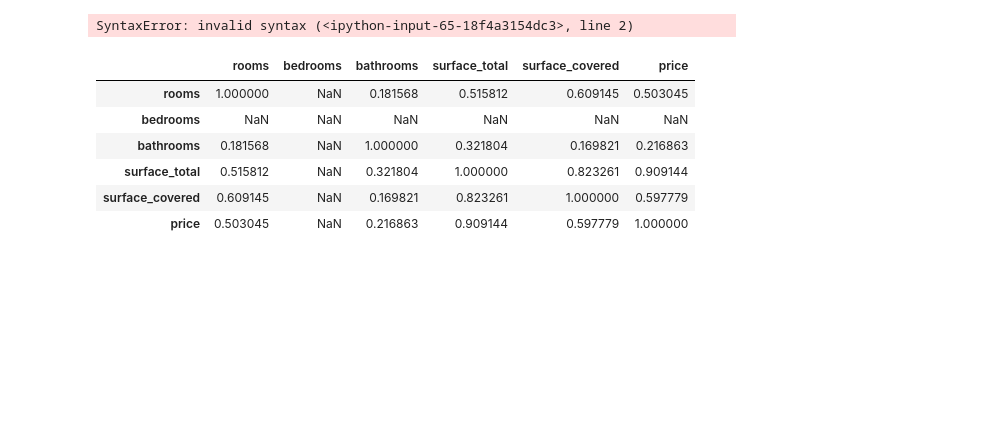
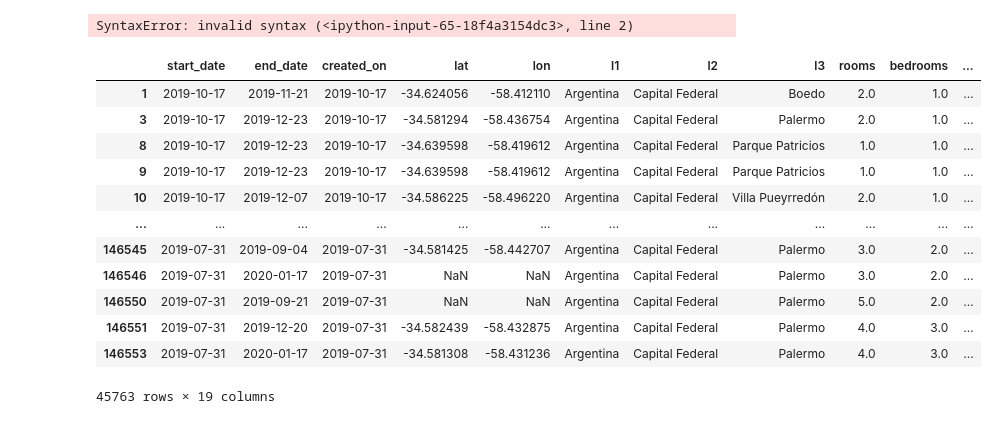
Before and after one commit to ldotto46/01.Proj_Real-State, a Jupyter notebook: Properati_analisys.ipynb, the cells around one changed output. Saved outputs shown, nothing was run; the diff lists cells and outputs as text; code cells hidden in the pictures; blank space fills up the shorter version.

```diff
--- a/Properati_analisys.ipynb
+++ b/Properati_analisys.ipynb
@@ -338,15 +338,21 @@ SyntaxError: invalid syntax (<ipython-input-65-18f4a3154dc3>, line 2)
 # %%
 dfilt = pd.read_csv("DS_Proyecto_01_Datos_Properati.csv",sep=',')
 # %%
-dfi = dfilt.loc[dfilt["property_type"].isin(["Casa", "PH", "Departamento"])&(dfilt["l2"].isin(["Capital Federal"]))&(dfilt["surface_total"]>15)&(dfilt["surface_total"]<140)&(dfilt["price"]<4000000)&(dfilt["rooms"]>0)&(dfilt["bedrooms"]>0)&(dfilt["bathrooms"]>0)]
-dfil = dfi.iloc[[0,1,2,3,4,5,6,7,8,9,10,11,12,13,14,15],[8,9,10,11,12,13]]
-dfil.corr()
+dfi = dfilt.loc[dfilt["property_type"].isin(["Casa", "PH", "Departamento"])&(dfilt["l2"].isin(["Capital Federal"]))&(dfilt["surface_total"]>15)&(dfilt["surface_total"]<140)&(dfilt["price"]<4000000)&(dfilt["rooms"]>=0)&(dfilt["bedrooms"]>=0)&(dfilt["bathrooms"]>=0)&(dfilt["surface_total"]>dfilt["surface_covered"])]
+#dfil = dfi.iloc[[0,1,2,3,4,5],[8,9,10,11,12,13]]
+dfi
 # %% [output]
-|  | rooms | bedrooms | bathrooms | surface_total | surface_covered | price |
-| rooms | 1.000000 | NaN | 0.181568 | 0.515812 | 0.609145 | 0.503045 |
-| bedrooms | NaN | NaN | NaN | NaN | NaN | NaN |
-| bathrooms | 0.181568 | NaN | 1.000000 | 0.321804 | 0.169821 | 0.216863 |
-| surface_total | 0.515812 | NaN | 0.321804 | 1.000000 | 0.823261 | 0.909144 |
-| surface_covered | 0.609145 | NaN | 0.169821 | 0.823261 | 1.000000 | 0.597779 |
-| price | 0.503045 | NaN | 0.216863 | 0.909144 | 0.597779 | 1.000000 |
+|  | start_date | end_date | created_on | lat | lon | l1 | l2 | l3 | rooms | bedrooms | ... |
+| 1 | 2019-10-17 | 2019-11-21 | 2019-10-17 | -34.624056 | -58.412110 | Argentina | Capital Federal | Boedo | 2.0 | 1.0 | ... |
+| 3 | 2019-10-17 | 2019-12-23 | 2019-10-17 | -34.581294 | -58.436754 | Argentina | Capital Federal | Palermo | 2.0 | 1.0 | ... |
+| 8 | 2019-10-17 | 2019-12-23 | 2019-10-17 | -34.639598 | -58.419612 | Argentina | Capital Federal | Parque Patricios | 1.0 | 1.0 | ... |
+| 9 | 2019-10-17 | 2019-12-23 | 2019-10-17 | -34.639598 | -58.419612 | Argentina | Capital Federal | Parque Patricios | 1.0 | 1.0 | ... |
+| 10 | 2019-10-17 | 2019-12-07 | 2019-10-17 | -34.586225 | -58.496220 | Argentina | Capital Federal | Villa Pueyrredón | 2.0 | 1.0 | ... |
+| ... | ... | ... | ... | ... | ... | ... | ... | ... | ... | ... | ... |
+| 146545 | 2019-07-31 | 2019-09-04 | 2019-07-31 | -34.581425 | -58.442707 | Argentina | Capital Federal | Palermo | 3.0 | 2.0 | ... |
+| 146546 | 2019-07-31 | 2020-01-17 | 2019-07-31 | NaN | NaN | Argentina | Capital Federal | Palermo | 3.0 | 2.0 | ... |
+| 146550 | 2019-07-31 | 2019-09-21 | 2019-07-31 | NaN | NaN | Argentina | Capital Federal | Palermo | 5.0 | 2.0 | ... |
+| 146551 | 2019-07-31 | 2019-12-20 | 2019-07-31 | -34.582439 | -58.432875 | Argentina | Capital Federal | Palermo | 4.0 | 3.0 | ... |
+| 146553 | 2019-07-31 | 2020-01-17 | 2019-07-31 | -34.581308 | -58.431236 | Argentina | Capital Federal | Palermo | 4.0 | 3.0 | ... |
+45763 rows × 19 columns
 # %%
```
Also changed, not shown: parts of 1 cell of this notebook.
